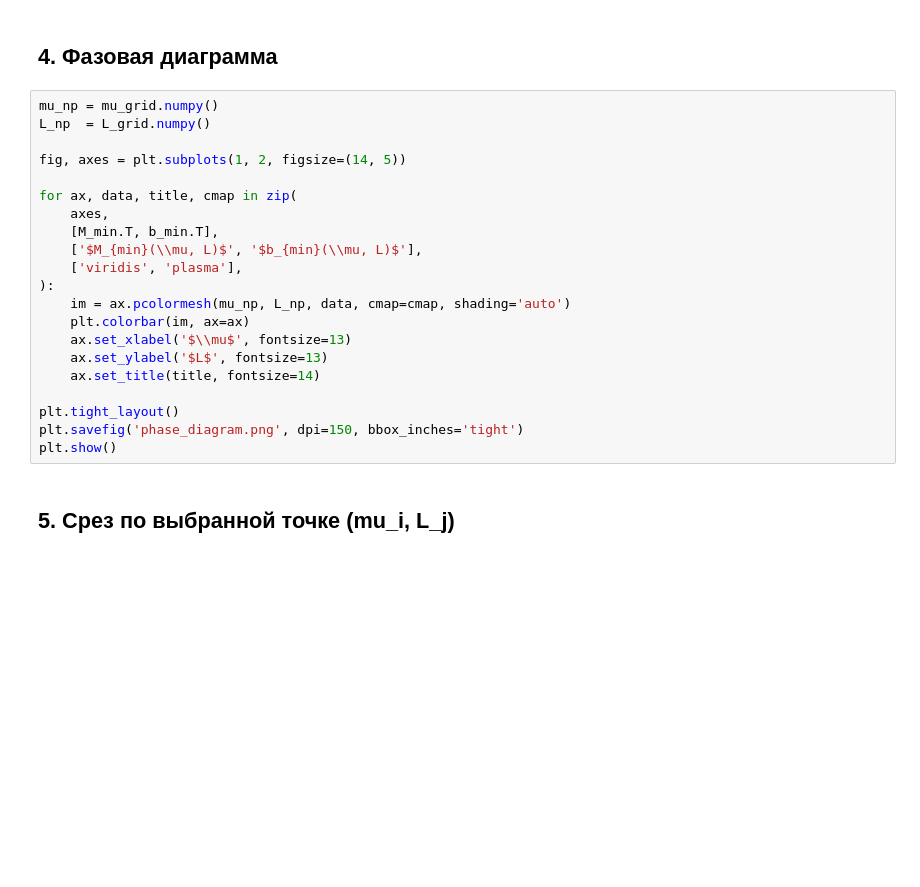
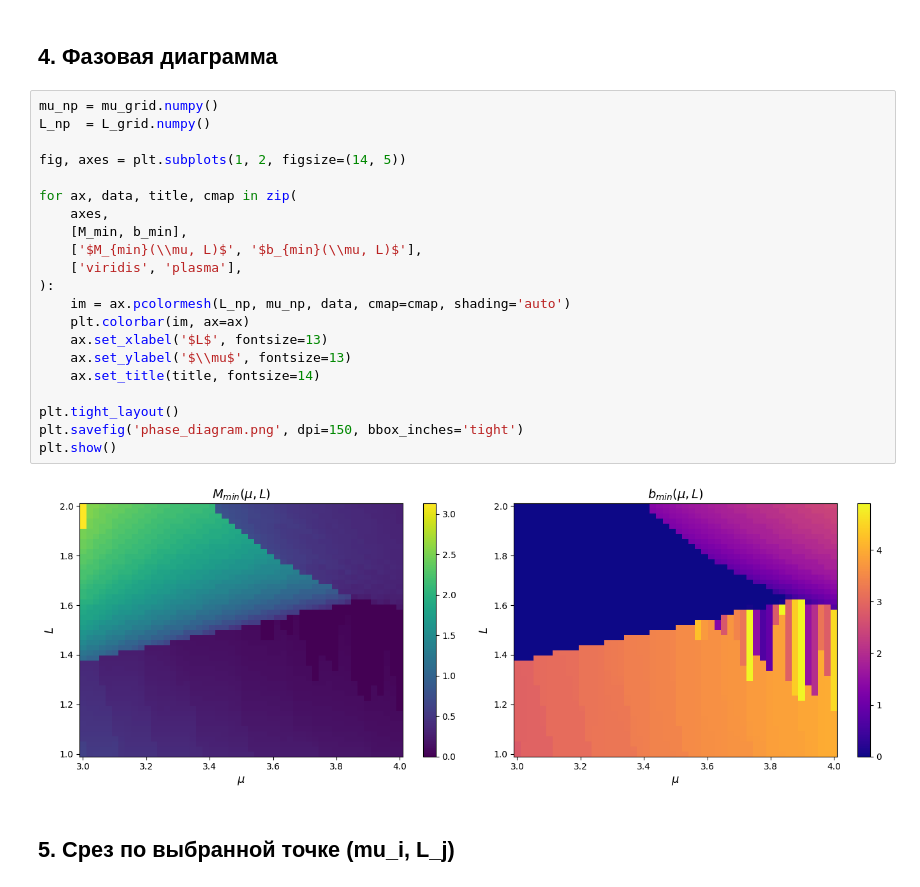
Before and after one commit to AlexeyKozhakin/NJL3Model_b, a Jupyter notebook: gpu/notebooks/phase_diagram.ipynb, the cells around one changed output. Cells and saved outputs as stored; diff of their text form; blank space fills up the shorter version.

```diff
--- a/gpu/notebooks/phase_diagram.ipynb
+++ b/gpu/notebooks/phase_diagram.ipynb
@@ -106,24 +113,26 @@ if n_M > 0: print(f'⚠️  {n_M} точек на границе M_max — ув
 # %%
 mu_np = mu_grid.numpy()
 L_np  = L_grid.numpy()
 
 fig, axes = plt.subplots(1, 2, figsize=(14, 5))
 
 for ax, data, title, cmap in zip(
     axes,
-    [M_min.T, b_min.T],
+    [M_min, b_min],
     ['$M_{min}(\\mu, L)$', '$b_{min}(\\mu, L)$'],
     ['viridis', 'plasma'],
 ):
-    im = ax.pcolormesh(mu_np, L_np, data, cmap=cmap, shading='auto')
+    im = ax.pcolormesh(L_np, mu_np, data, cmap=cmap, shading='auto')
     plt.colorbar(im, ax=ax)
-    ax.set_xlabel('$\\mu$', fontsize=13)
-    ax.set_ylabel('$L$', fontsize=13)
+    ax.set_xlabel('$L$', fontsize=13)
+    ax.set_ylabel('$\\mu$', fontsize=13)
     ax.set_title(title, fontsize=14)
 
 plt.tight_layout()
 plt.savefig('phase_diagram.png', dpi=150, bbox_inches='tight')
 plt.show()
+# %% [output]
+[figure, added]
 # %% [markdown]
 ## 5. Срез по выбранной точке (mu_i, L_j)
 # %%
```
Also changed, not shown: parts of 3 cells of this notebook, 1 other file.
